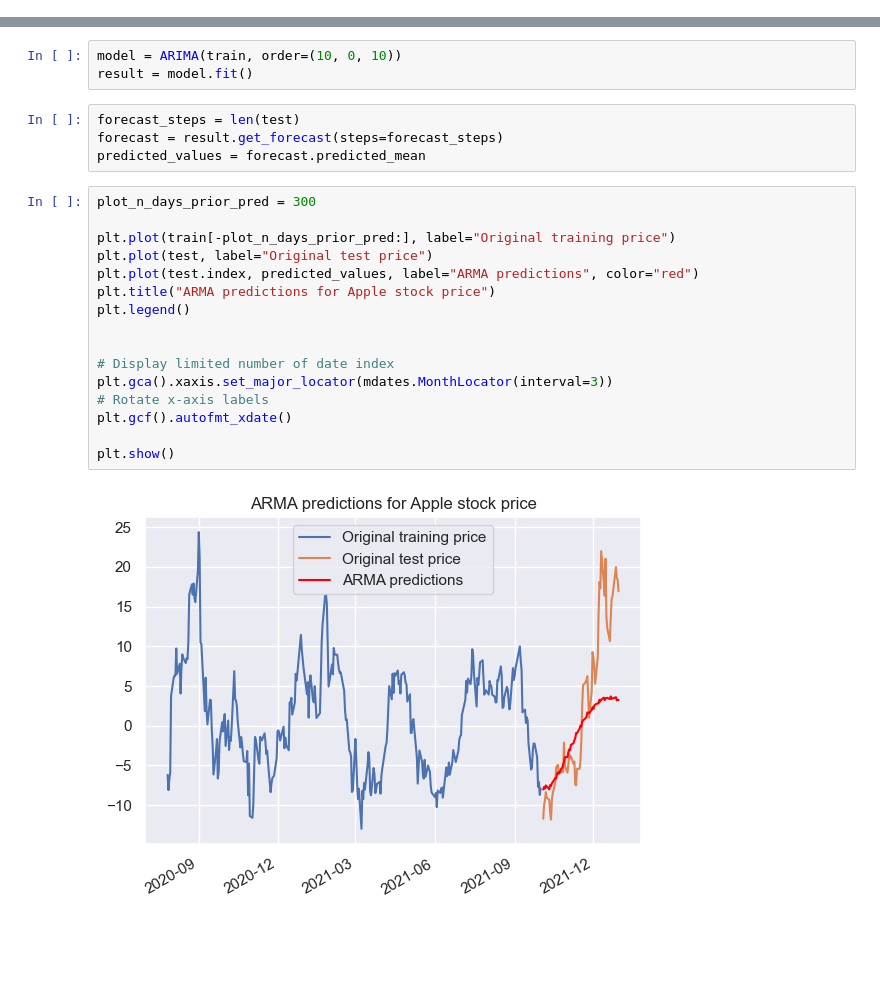
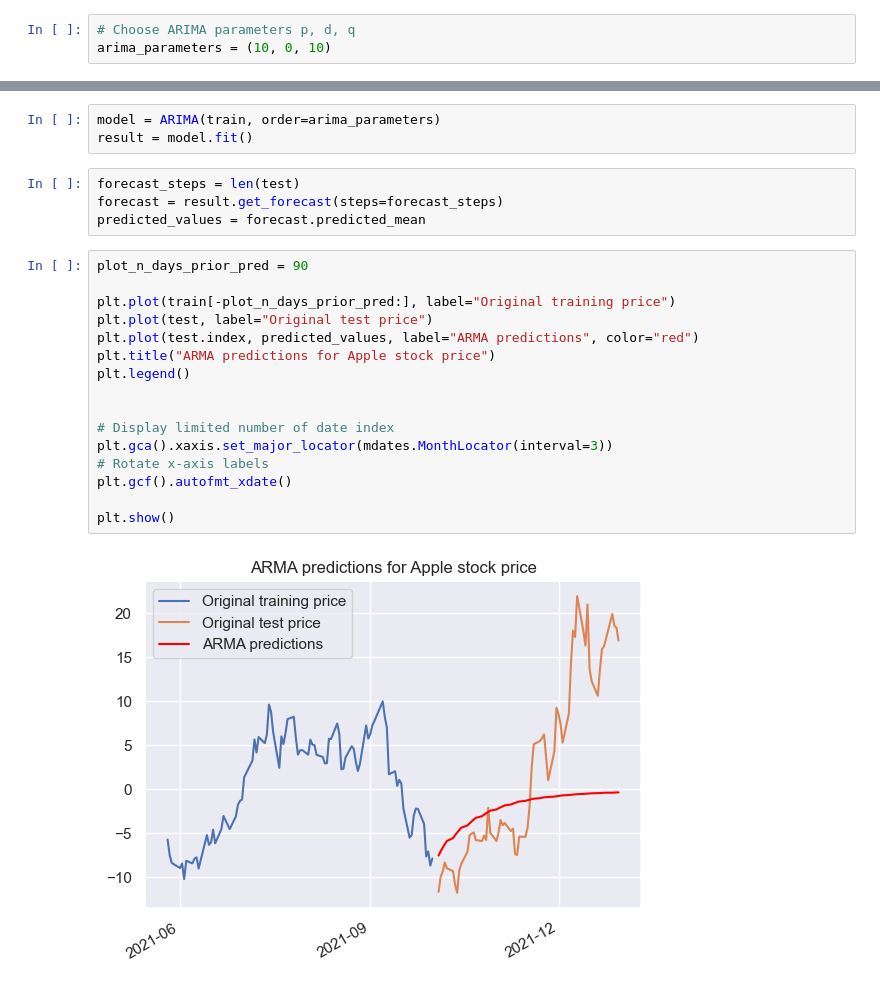
Before and after one commit to Ab2nour/stock-analysis, a Jupyter notebook: src/notebooks/prediction.ipynb, the cells around one changed output, grey strips where cells are left out. Cells and saved outputs as stored; diff of their text form; blank space fills up the shorter version.

```diff
--- a/src/notebooks/prediction.ipynb
+++ b/src/notebooks/prediction.ipynb
@@ -21,6 +21,9 @@ print(f"{df.shape = }")
 df.shape = (756, 6)
 # %% [markdown]
 # ARIMA
+# %%
+# Choose ARIMA parameters p, d, q
+arima_parameters = (10, 0, 10)
 # %% [markdown]
 ## Predict new price
 # %%
@@ -89,27 +92,27 @@ train, test = (
     price[price.index > train_test_split_date],
 )
 # %%
-model = ARIMA(train, order=(10, 0, 10))
+model = ARIMA(train, order=arima_parameters)
 result = model.fit()
 # %%
 forecast_steps = len(test)
 forecast = result.get_forecast(steps=forecast_steps)
 predicted_values = forecast.predicted_mean
 # %%
-plot_n_days_prior_pred = 300
+plot_n_days_prior_pred = 90
 
 plt.plot(train[-plot_n_days_prior_pred:], label="Original training price")
 plt.plot(test, label="Original test price")
 plt.plot(test.index, predicted_values, label="ARMA predictions", color="red")
 plt.title("ARMA predictions for Apple stock price")
 plt.legend()
 
 
 # Display limited number of date index
 plt.gca().xaxis.set_major_locator(mdates.MonthLocator(interval=3))
 # Rotate x-axis labels
 plt.gcf().autofmt_xdate()
 
 plt.show()
 # %% [output]
-[figure, old version]
+[figure, new version]
```
Also changed, not shown: parts of 3 cells of this notebook.
